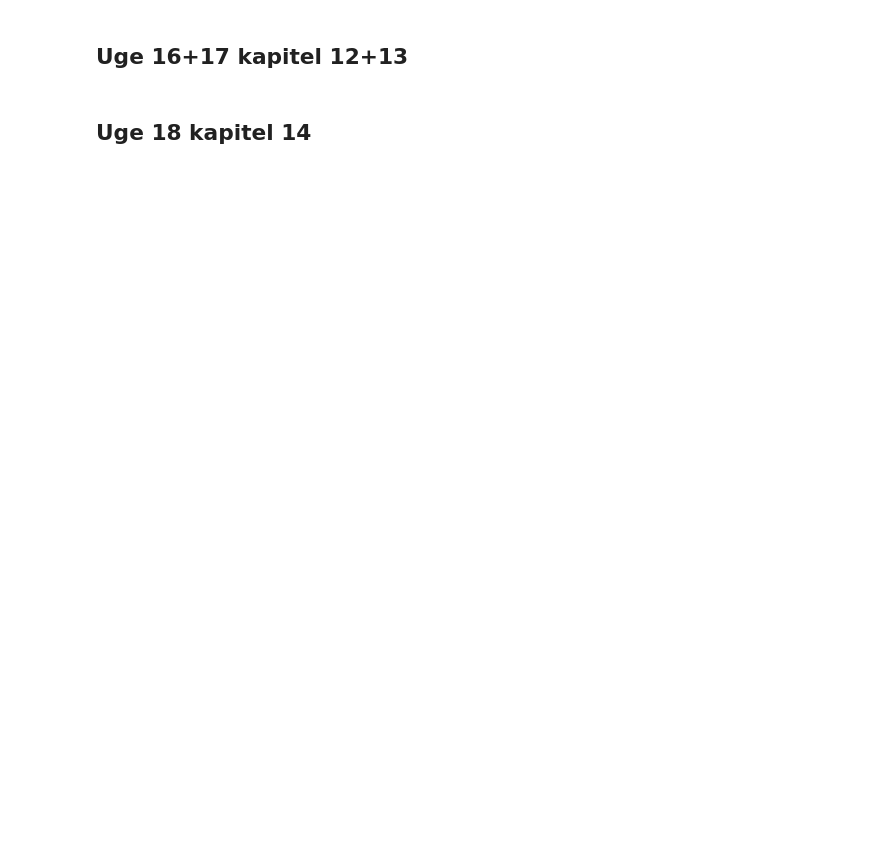
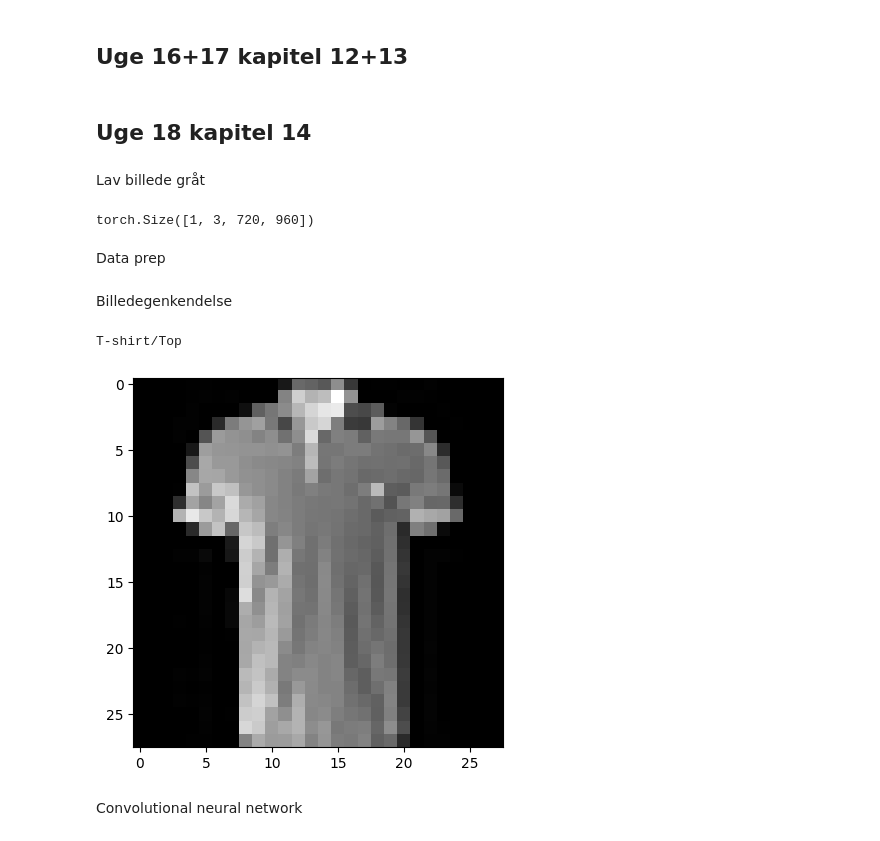
Before and after one commit to Alex9667/PetfinderPawpularityScore, a Jupyter notebook: app.ipynb, the cells around one changed output. Cells and saved outputs as stored; diff of their text form; code cells hidden in the pictures; blank space fills up the shorter version.

Commit message:
Added CNN for default images, need to be adjusted for our images

```diff
--- a/app.ipynb
+++ b/app.ipynb
@@ -231,0 +229,24 @@ plt.show()
+# %% [markdown]
+Lav billede gråt
+# %%
+conv = nn.Conv2d(3,15,3,1,1)
+
+testImage = Image.open(f"Data\\train\\0a12576d99ec278f415c51f47279e89a.jpg")
+
+x = TF.to_tensor(testImage)
+x.unsqueeze_(0)
+print(x.shape)
+
+img_filter = torch.zeros((1,3,3,3))
+img_filter[0,:] = torch.tensor([[-10, 10, -10], [10, 100, 10], [-10, 10, -10]])
+img_filter = torch.nn.Parameter(img_filter)
+
+z = F.conv2d(x, img_filter, padding=1, stride=1)
+z = z.detach().numpy()[0][0]
+
+output = Image.fromarray(z)
+output.show()
+# %% [output]
+torch.Size([1, 3, 720, 960])
+# %% [markdown]
+Data prep
@@ -231,0 +280,39 @@ plt.show()
+# %% [markdown]
+Billedegenkendelse
+# %%
+all_transforms = transforms.Compose([
+    transforms.ToTensor()
+])
+convolutional_train_data = torchvision.datasets.FashionMNIST ('fashion_data', train=True, download=True, transform=all_transforms)
+convolutional_test_data = torchvision.datasets.FashionMNIST ('fashion_data', train=False, transform=all_transforms)
+
+convolutional_train_loader = DataLoader(convolutional_train_data, batch_size=64, shuffle=True)
+convolutional_test_loader = DataLoader(convolutional_test_data, batch_size=64, shuffle=True)
+
+samples, labels = next(iter(convolutional_train_loader))
+samples.size()
+
+def mnist_label(label):
+    output_mapping = {
+        0: "T-shirt/Top",
+        1: "Trouser",
+        2: "Pullover",
+        3: "Dress",
+        4: "Coat",
+        5: "Sandal",
+        6: "Shirt",
+        7: "Sneaker",
+        8: "Bag",
+        9: "Ankle Boot"
+    }
+    label = (label.item() if type(label) == torch.Tensor else label)
+    return output_mapping[label]
+
+idx = 2
+plt.imshow(samples[idx].squeeze(), cmap="gray")
+print(mnist_label(labels[idx].item()))
+# %% [output]
+T-shirt/Top
+[figure, added]
+# %% [markdown]
+Convolutional neural network
```
Also changed, not shown: parts of 7 cells of this notebook, 8 other files.
